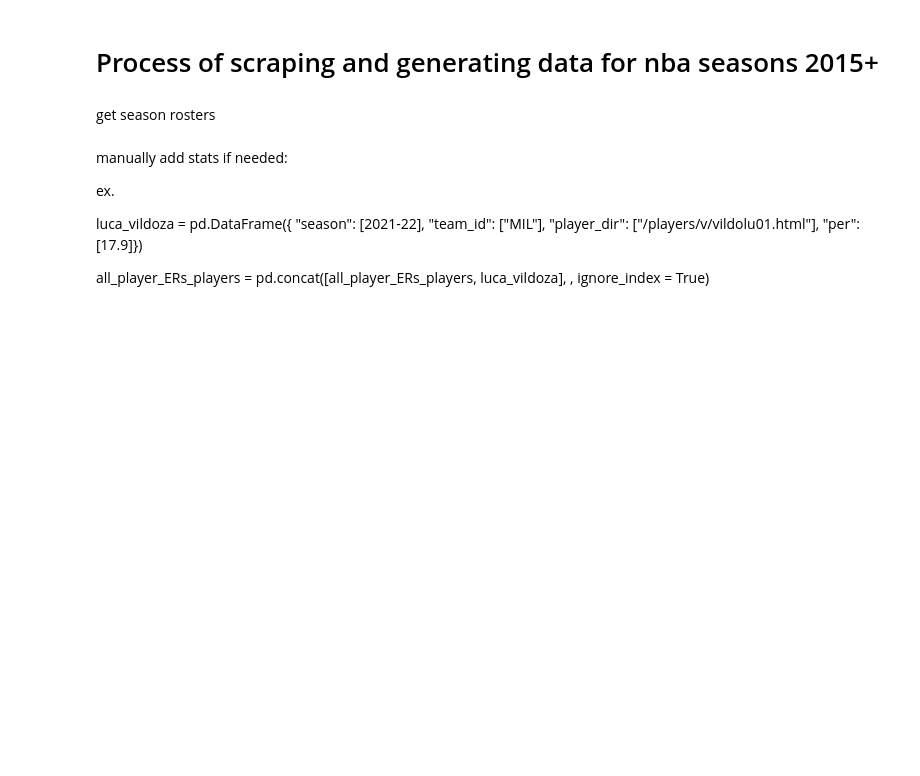
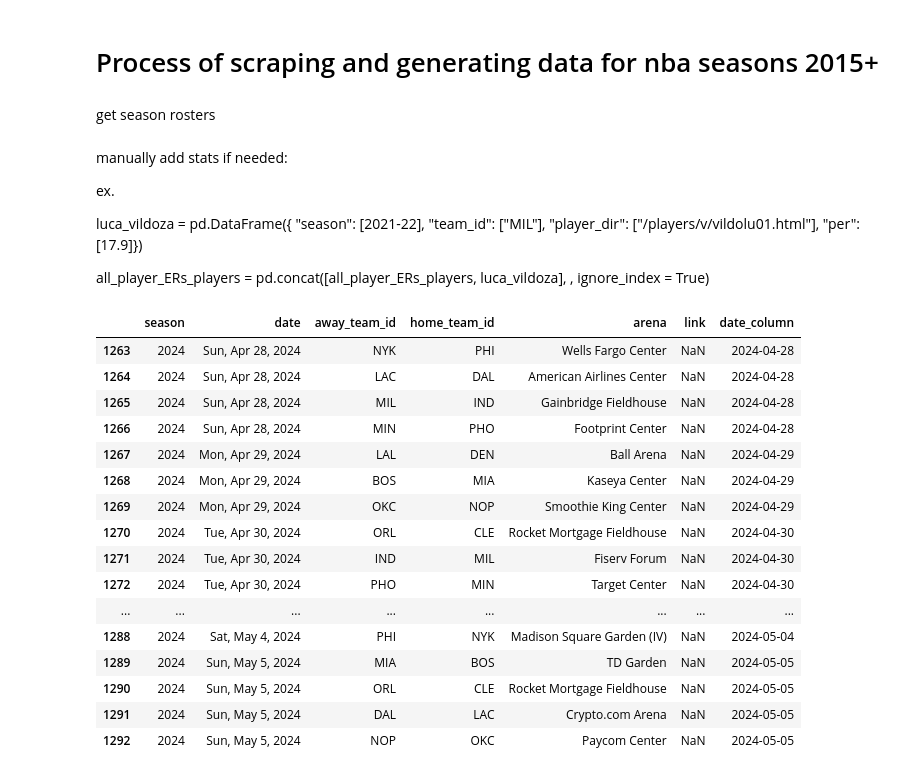
Before and after one commit to IST407-707/project-checkpoint-1-nba-prediction, a Jupyter notebook: dev/get_nba_stats.ipynb, the cells around one changed output. Drawn from its saved outputs; the diff is of its cells as text; code cells hidden in the pictures; blank space fills up the shorter version.

```diff
--- a/dev/get_nba_stats.ipynb
+++ b/dev/get_nba_stats.ipynb
@@ -829,3 +832,27 @@ def update_data():
     # season game stats
     season_schedules = pd.read_csv('season_schedules.csv')[['season', 'date', 'away_team_id', 'home_team_id', 'arena', 'link']]
     game_stats_u()
+# %%
+unplayed_games = pd.read_csv("current_Season_Schedule.csv")[["season", "date", "away_team_id", "home_team_id", "arena", "link"]]
+unplayed_games['date_column'] = pd.to_datetime(unplayed_games['date'])
+today_date = datetime.today()
+today_year, today_month = today_date.year, today_date.month
+unplayed_games[unplayed_games['date_column'] > today_date]
+# %% [output]
+|  | season | date | away_team_id | home_team_id | arena | link | date_column |
+| 1263 | 2024 | Sun, Apr 28, 2024 | NYK | PHI | Wells Fargo Center | NaN | 2024-04-28 |
+| 1264 | 2024 | Sun, Apr 28, 2024 | LAC | DAL | American Airlines Center | NaN | 2024-04-28 |
+| 1265 | 2024 | Sun, Apr 28, 2024 | MIL | IND | Gainbridge Fieldhouse | NaN | 2024-04-28 |
+| 1266 | 2024 | Sun, Apr 28, 2024 | MIN | PHO | Footprint Center | NaN | 2024-04-28 |
+| 1267 | 2024 | Mon, Apr 29, 2024 | LAL | DEN | Ball Arena | NaN | 2024-04-29 |
+| 1268 | 2024 | Mon, Apr 29, 2024 | BOS | MIA | Kaseya Center | NaN | 2024-04-29 |
+| 1269 | 2024 | Mon, Apr 29, 2024 | OKC | NOP | Smoothie King Center | NaN | 2024-04-29 |
+| 1270 | 2024 | Tue, Apr 30, 2024 | ORL | CLE | Rocket Mortgage Fieldhouse | NaN | 2024-04-30 |
+| 1271 | 2024 | Tue, Apr 30, 2024 | IND | MIL | Fiserv Forum | NaN | 2024-04-30 |
+| 1272 | 2024 | Tue, Apr 30, 2024 | PHO | MIN | Target Center | NaN | 2024-04-30 |
+| ... | ... | ... | ... | ... | ... | ... | ... |
+| 1288 | 2024 | Sat, May 4, 2024 | PHI | NYK | Madison Square Garden (IV) | NaN | 2024-05-04 |
+| 1289 | 2024 | Sun, May 5, 2024 | MIA | BOS | TD Garden | NaN | 2024-05-05 |
+| 1290 | 2024 | Sun, May 5, 2024 | ORL | CLE | Rocket Mortgage Fieldhouse | NaN | 2024-05-05 |
+| 1291 | 2024 | Sun, May 5, 2024 | DAL | LAC | Crypto.com Arena | NaN | 2024-05-05 |
+| 1292 | 2024 | Sun, May 5, 2024 | NOP | OKC | Paycom Center | NaN | 2024-05-05 |
```
Also changed, not shown: parts of 1 cell of this notebook, 35 other files.
